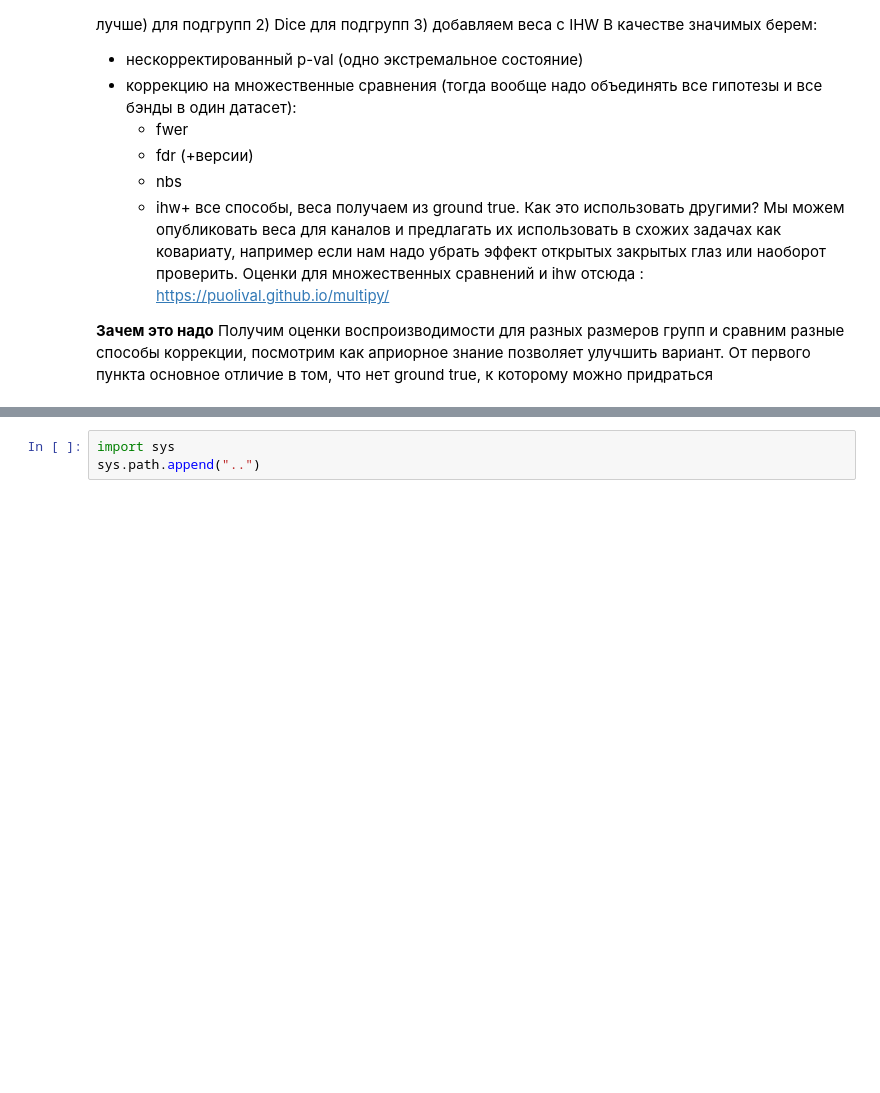
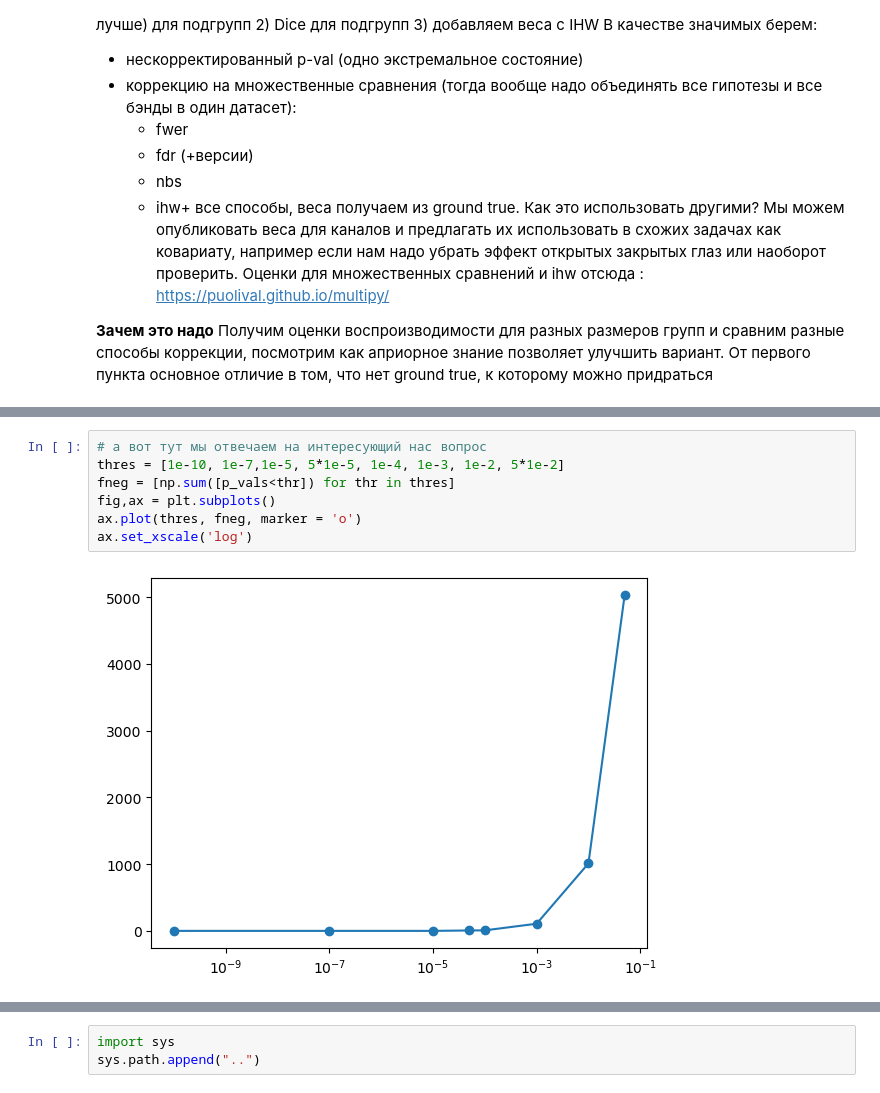
Before and after one commit to iknyazeva/EEGAnalysis, a Jupyter notebook: notebooks/ReproducibilityDiffCorrections.ipynb, the cells around one changed output, grey strips where cells are left out. Drawn from its saved outputs; the diff is of its cells as text; blank space fills up the shorter version.

```diff
--- a/notebooks/ReproducibilityDiffCorrections.ipynb
+++ b/notebooks/ReproducibilityDiffCorrections.ipynb
@@ -22,0 +37,9 @@
+# %%
+# а вот тут мы отвечаем на интересующий нас вопрос
+thres = [1e-10, 1e-7,1e-5, 5*1e-5, 1e-4, 1e-3, 1e-2, 5*1e-2]
+fneg = [np.sum([p_vals<thr]) for thr in thres]
+fig,ax = plt.subplots()
+ax.plot(thres, fneg, marker = 'o')
+ax.set_xscale('log')
+# %% [output]
+[figure, added]
```
Also changed, not shown: parts of 10 cells of this notebook, 14 other files.
